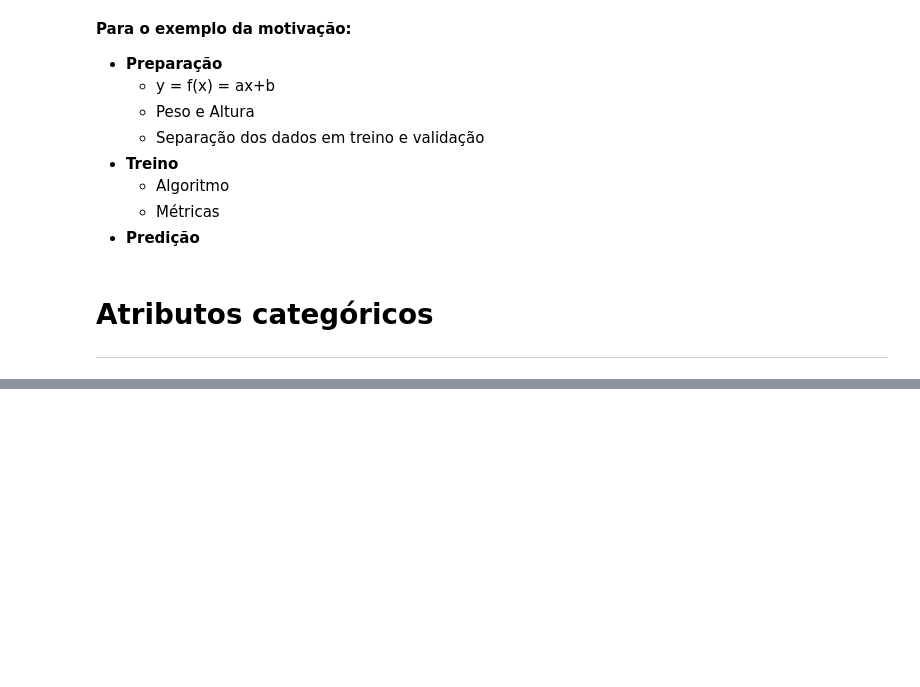
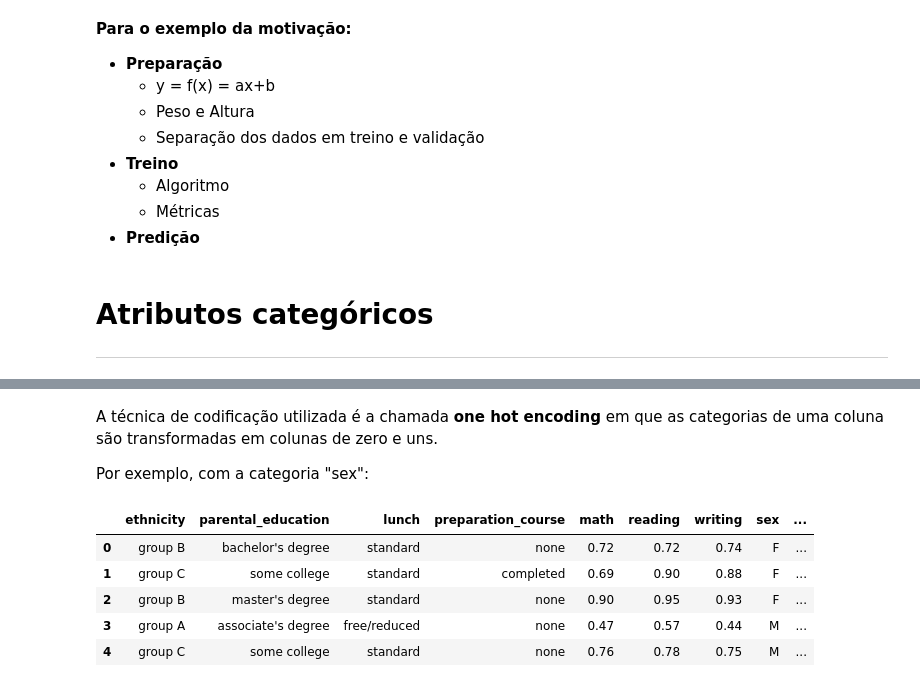
Before and after one commit to vinigm/Estudos, a Jupyter notebook: Machine_Learning.ipynb, the cells around one changed output, grey strips where cells are left out. Cells and saved outputs as stored; diff of their text form; code cells hidden in the pictures; blank space fills up the shorter version.

```diff
--- a/Machine_Learning.ipynb
+++ b/Machine_Learning.ipynb
@@ -94,0 +125,3 @@ O Aprendizado de máquina é uma area que busca modelos matemáticos preditivos
+# %%
+data = pd.read_csv('exam.csv')
+data.head()
@@ -94,0 +147,16 @@ O Aprendizado de máquina é uma area que busca modelos matemáticos preditivos
+# %% [markdown]
+A técnica de codificação utilizada é a chamada **one hot encoding** em que as categorias de uma coluna são transformadas em colunas de zero e uns.
+
+Por exemplo, com a categoria "sex":
+# %%
+data['sex_m'] = data['sex'].apply(lambda sex: 1 if sex == 'M' else 0)
+data['sex_f'] = data['sex'].apply(lambda sex: 1 if sex == 'F' else 0)
+
+data.head()
+# %% [output]
+|  | ethnicity | parental_education | lunch | preparation_course | math | reading | writing | sex | ... |
+| 0 | group B | bachelor's degree | standard | none | 0.72 | 0.72 | 0.74 | F | ... |
+| 1 | group C | some college | standard | completed | 0.69 | 0.90 | 0.88 | F | ... |
+| 2 | group B | master's degree | standard | none | 0.90 | 0.95 | 0.93 | F | ... |
+| 3 | group A | associate's degree | free/reduced | none | 0.47 | 0.57 | 0.44 | M | ... |
+| 4 | group C | some college | standard | none | 0.76 | 0.78 | 0.75 | M | ... |
```
Also changed, not shown: parts of 13 cells of this notebook.
